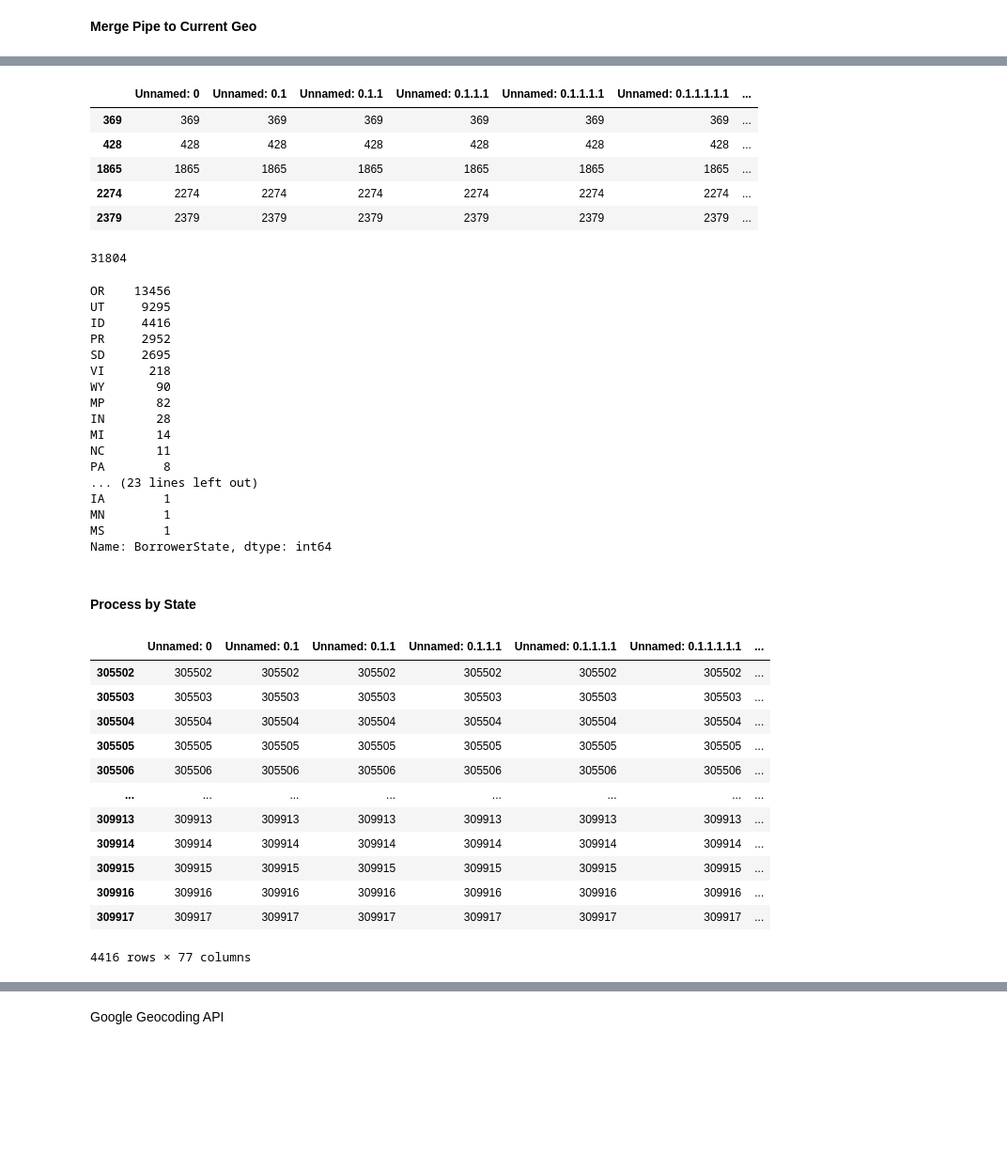
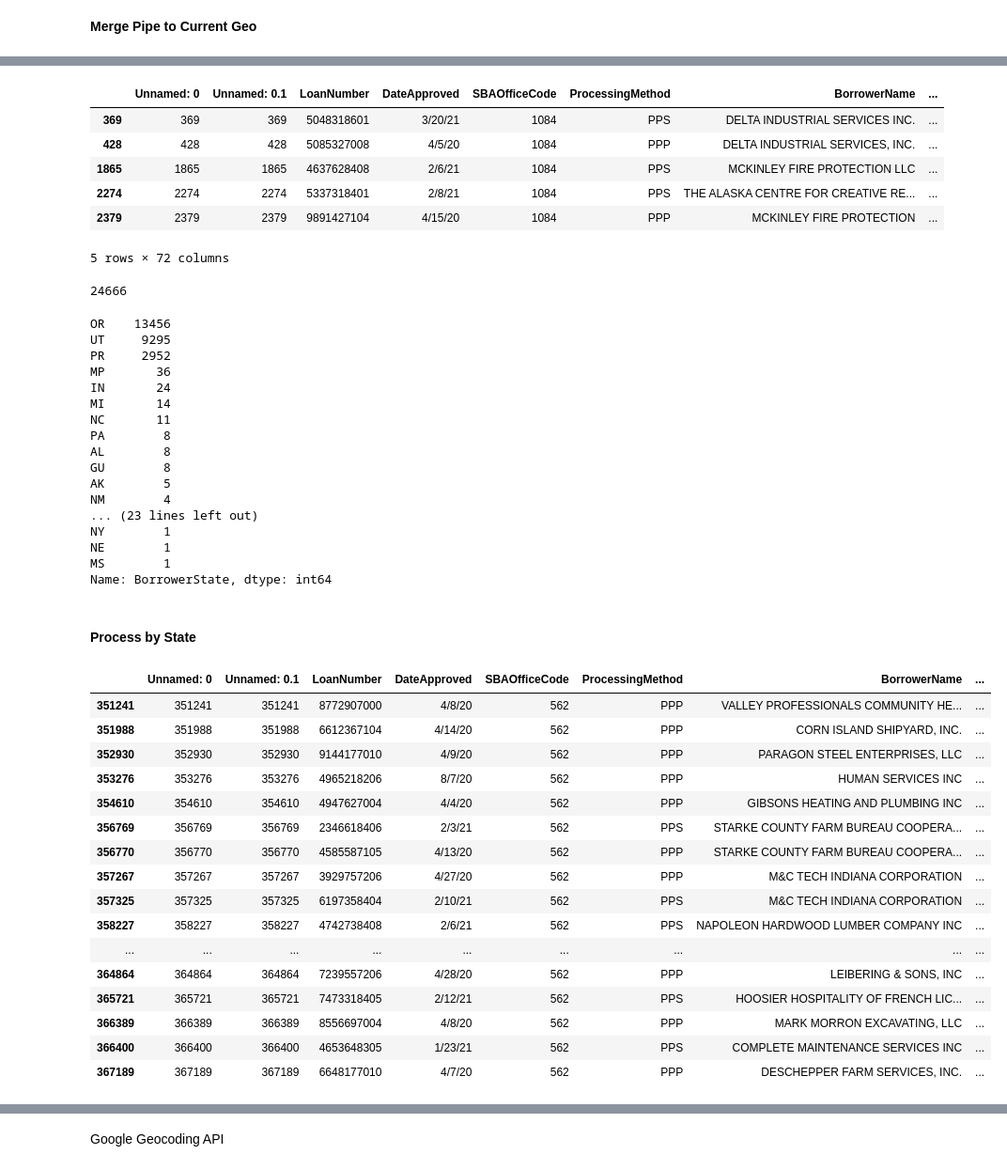
Before and after one commit to cspence001/mapdata_finalization_notebooks, a Jupyter notebook: reimagined-engine1/main_label_geo.ipynb, the cells around one changed output, grey strips where cells are left out. Shown at 94% size. Saved outputs shown, nothing was run; the diff lists cells and outputs as text; code cells hidden in the pictures; blank space fills up the shorter version.

```diff
--- a/reimagined-engine1/main_label_geo.ipynb
+++ b/reimagined-engine1/main_label_geo.ipynb
@@ -6,7 +6,8 @@ from tqdm.notebook import tqdm
 # %% [markdown]
 <b>Merge Pipe to Current Geo
 # %%
-geo_path = "../../data/state_data/geo/ppp_geo.csv" #data as of 11/21/21
-ppp_geo= pd.read_csv(geo_path)
+geo_path = "../../data/state_data/geo/ppp_geo.csv" #data as of 11/21/21, > 150k (latest 01/01/2023)
+ppp_read= pd.read_csv(geo_path)
+ppp_geo= ppp_read.drop(["Unnamed: 0.1.1"], axis=1)
 ppp_geo.head()
 # %% [output]
@@ -20,55 +22,60 @@ ppp_geo.head()
 ppp_geonull=ppp_geo.loc[ppp_geo["Lat"].isnull()] #479586
 ppp_geonull.head()
 # %% [output]
-|  | Unnamed: 0 | Unnamed: 0.1 | Unnamed: 0.1.1 | Unnamed: 0.1.1.1 | Unnamed: 0.1.1.1.1 | Unnamed: 0.1.1.1.1.1 | ... |
-| 369 | 369 | 369 | 369 | 369 | 369 | 369 | ... |
-| 428 | 428 | 428 | 428 | 428 | 428 | 428 | ... |
-| 1865 | 1865 | 1865 | 1865 | 1865 | 1865 | 1865 | ... |
-| 2274 | 2274 | 2274 | 2274 | 2274 | 2274 | 2274 | ... |
-| 2379 | 2379 | 2379 | 2379 | 2379 | 2379 | 2379 | ... |
+|  | Unnamed: 0 | Unnamed: 0.1 | LoanNumber | DateApproved | SBAOfficeCode | ProcessingMethod | BorrowerName | ... |
+| 369 | 369 | 369 | 5048318601 | 3/20/21 | 1084 | PPS | DELTA INDUSTRIAL SERVICES INC. | ... |
+| 428 | 428 | 428 | 5085327008 | 4/5/20 | 1084 | PPP | DELTA INDUSTRIAL SERVICES, INC. | ... |
+| 1865 | 1865 | 1865 | 4637628408 | 2/6/21 | 1084 | PPS | MCKINLEY FIRE PROTECTION LLC | ... |
+| 2274 | 2274 | 2274 | 5337318401 | 2/8/21 | 1084 | PPS | THE ALASKA CENTRE FOR CREATIVE RE... | ... |
+| 2379 | 2379 | 2379 | 9891427104 | 4/15/20 | 1084 | PPP | MCKINLEY FIRE PROTECTION | ... |
+5 rows × 72 columns
 # %%
 ppp_geonull["full_add"].nunique() #64407
 # %% [output]
-31804
+24666
 # %%
 ppp_geonull["BorrowerState"].value_counts()
 # %% [output]
 OR    13456
 UT     9295
-ID     4416
 PR     2952
-SD     2695
-VI      218
-WY       90
-MP       82
-IN       28
+MP       36
+IN       24
 MI       14
 NC       11
 PA        8
+AL        8
+GU        8
+AK        5
+NM        4
 ... (23 lines left out)
-IA        1
-MN        1
+NY        1
+NE        1
 MS        1
 Name: BorrowerState, dtype: int64
 # %% [markdown]
 <h4> Process by State
 # %%
-ppp_togeo_comb= ppp_geonull[ppp_geonull["BorrowerState"] == "ID"]
+ppp_togeo_comb= ppp_geonull[ppp_geonull["BorrowerState"] == "IN"]
 ppp_togeo_comb
 # %% [output]
-|  | Unnamed: 0 | Unnamed: 0.1 | Unnamed: 0.1.1 | Unnamed: 0.1.1.1 | Unnamed: 0.1.1.1.1 | Unnamed: 0.1.1.1.1.1 | ... |
-| 305502 | 305502 | 305502 | 305502 | 305502 | 305502 | 305502 | ... |
-| 305503 | 305503 | 305503 | 305503 | 305503 | 305503 | 305503 | ... |
-| 305504 | 305504 | 305504 | 305504 | 305504 | 305504 | 305504 | ... |
-| 305505 | 305505 | 305505 | 305505 | 305505 | 305505 | 305505 | ... |
-| 305506 | 305506 | 305506 | 305506 | 305506 | 305506 | 305506 | ... |
-| ... | ... | ... | ... | ... | ... | ... | ... |
-| 309913 | 309913 | 309913 | 309913 | 309913 | 309913 | 309913 | ... |
-| 309914 | 309914 | 309914 | 309914 | 309914 | 309914 | 309914 | ... |
-| 309915 | 309915 | 309915 | 309915 | 309915 | 309915 | 309915 | ... |
-| 309916 | 309916 | 309916 | 309916 | 309916 | 309916 | 309916 | ... |
-| 309917 | 309917 | 309917 | 309917 | 309917 | 309917 | 309917 | ... |
+|  | Unnamed: 0 | Unnamed: 0.1 | LoanNumber | DateApproved | SBAOfficeCode | ProcessingMethod | BorrowerName | ... |
+| 351241 | 351241 | 351241 | 8772907000 | 4/8/20 | 562 | PPP | VALLEY PROFESSIONALS COMMUNITY HE... | ... |
+| 351988 | 351988 | 351988 | 6612367104 | 4/14/20 | 562 | PPP | CORN ISLAND SHIPYARD, INC. | ... |
+| 352930 | 352930 | 352930 | 9144177010 | 4/9/20 | 562 | PPP | PARAGON STEEL ENTERPRISES, LLC | ... |
+| 353276 | 353276 | 353276 | 4965218206 | 8/7/20 | 562 | PPP | HUMAN SERVICES INC | ... |
+| 354610 | 354610 | 354610 | 4947627004 | 4/4/20 | 562 | PPP | GIBSONS HEATING AND PLUMBING INC | ... |
+| 356769 | 356769 | 356769 | 2346618406 | 2/3/21 | 562 | PPS | STARKE COUNTY FARM BUREAU COOPERA... | ... |
+| 356770 | 356770 | 356770 | 4585587105 | 4/13/20 | 562 | PPP | STARKE COUNTY FARM BUREAU COOPERA... | ... |
+| 357267 | 357267 | 357267 | 3929757206 | 4/27/20 | 562 | PPP | M&C TECH INDIANA CORPORATION | ... |
+| 357325 | 357325 | 357325 | 6197358404 | 2/10/21 | 562 | PPS | M&C TECH INDIANA CORPORATION | ... |
+| 358227 | 358227 | 358227 | 4742738408 | 2/6/21 | 562 | PPS | NAPOLEON HARDWOOD LUMBER COMPANY INC | ... |
+| ... | ... | ... | ... | ... | ... | ... | ... | ... |
+| 364864 | 364864 | 364864 | 7239557206 | 4/28/20 | 562 | PPP | LEIBERING & SONS, INC | ... |
+| 365721 | 365721 | 365721 | 7473318405 | 2/12/21 | 562 | PPS | HOOSIER HOSPITALITY OF FRENCH LIC... | ... |
+| 366389 | 366389 | 366389 | 8556697004 | 4/8/20 | 562 | PPP | MARK MORRON EXCAVATING, LLC | ... |
+| 366400 | 366400 | 366400 | 4653648305 | 1/23/21 | 562 | PPS | COMPLETE MAINTENANCE SERVICES INC | ... |
+| 367189 | 367189 | 367189 | 6648177010 | 4/7/20 | 562 | PPP | DESCHEPPER FARM SERVICES, INC. | ... |
-4416 rows × 77 columns
 # %%
 #process to identify and code for unique addresses
 ppp_togeo = ppp_togeo_comb["full_add"]
```
Also changed, not shown: parts of 17 cells of this notebook, 1 other file.
